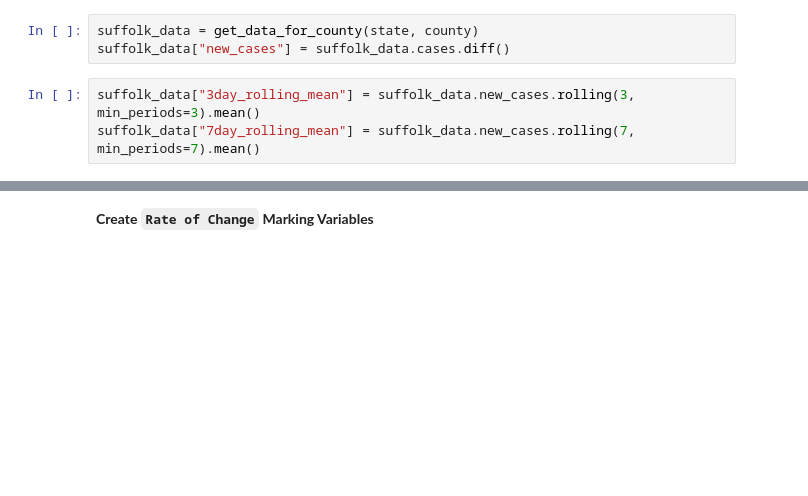
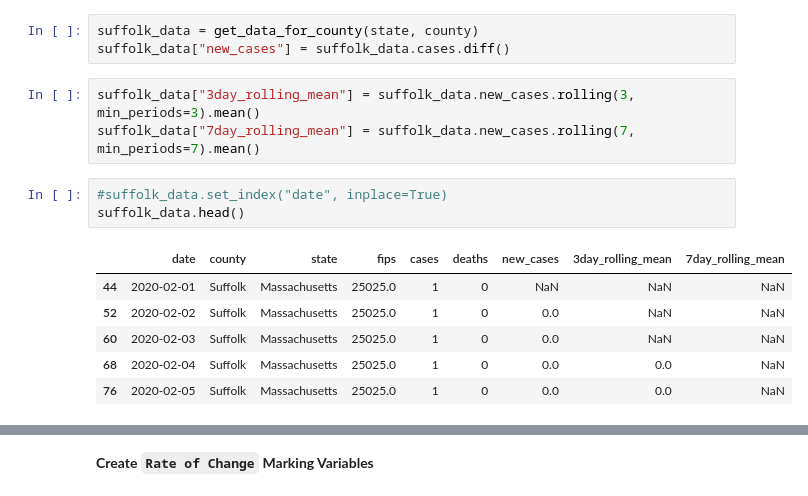
Before and after one commit to srjit/data-visualizations, a Jupyter notebook: covid19-nytimes/suffolk-covid-map.ipynb, the cells around one changed output, grey strips where cells are left out. Saved outputs shown, nothing was run; the diff lists cells and outputs as text; blank space fills up the shorter version.

```diff
--- a/covid19-nytimes/suffolk-covid-map.ipynb
+++ b/covid19-nytimes/suffolk-covid-map.ipynb
@@ -29,3 +32,13 @@ suffolk_data["new_cases"] = suffolk_data.cases.diff()
 # %%
 suffolk_data["3day_rolling_mean"] = suffolk_data.new_cases.rolling(3, min_periods=3).mean()
 suffolk_data["7day_rolling_mean"] = suffolk_data.new_cases.rolling(7, min_periods=7).mean()
+# %%
+#suffolk_data.set_index("date", inplace=True)
+suffolk_data.head()
+# %% [output]
+|  | date | county | state | fips | cases | deaths | new_cases | 3day_rolling_mean | 7day_rolling_mean |
+| 44 | 2020-02-01 | Suffolk | Massachusetts | 25025.0 | 1 | 0 | NaN | NaN | NaN |
+| 52 | 2020-02-02 | Suffolk | Massachusetts | 25025.0 | 1 | 0 | 0.0 | NaN | NaN |
+| 60 | 2020-02-03 | Suffolk | Massachusetts | 25025.0 | 1 | 0 | 0.0 | NaN | NaN |
+| 68 | 2020-02-04 | Suffolk | Massachusetts | 25025.0 | 1 | 0 | 0.0 | 0.0 | NaN |
+| 76 | 2020-02-05 | Suffolk | Massachusetts | 25025.0 | 1 | 0 | 0.0 | 0.0 | NaN |
```
Also changed, not shown: parts of 5 cells of this notebook.
